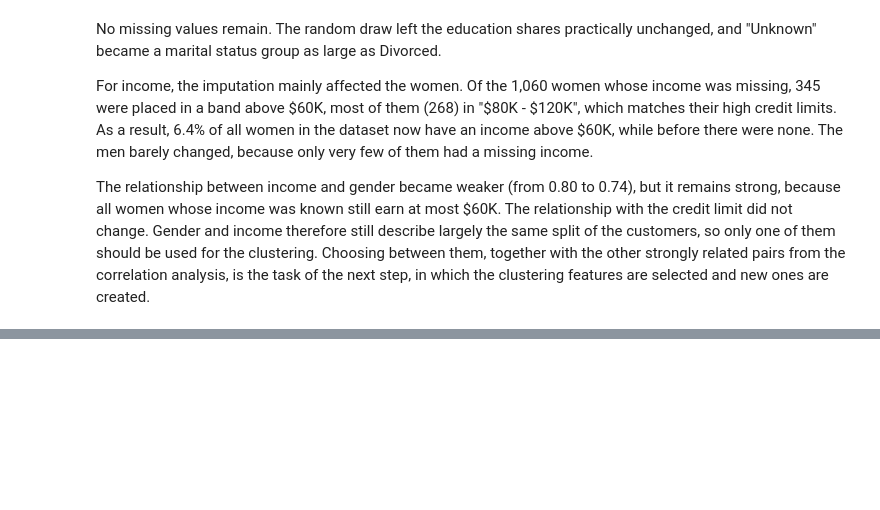
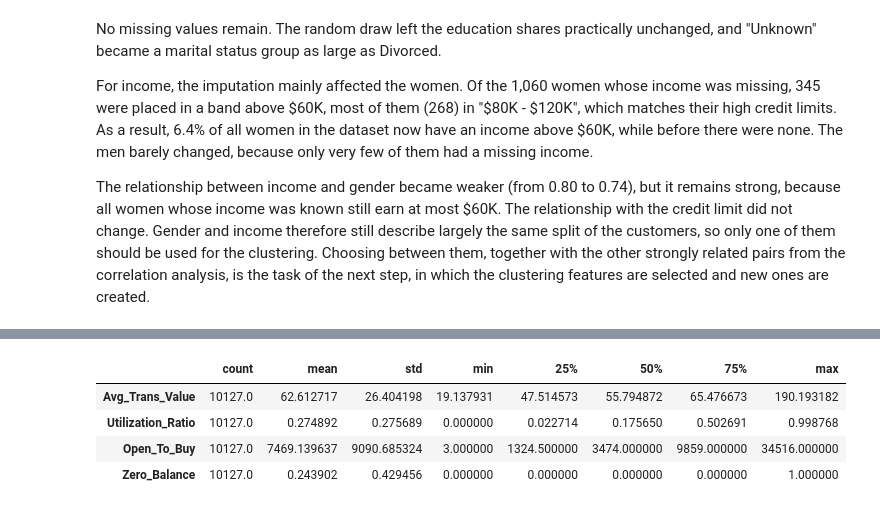
Before and after one commit to d3m1d0s/FoML_projects, a Jupyter notebook: project_1/bankchurners_eda_clustering.ipynb, the cells around one changed output, grey strips where cells are left out. Cells and saved outputs as stored; diff of their text form; code cells hidden in the pictures; blank space fills up the shorter version.

```diff
--- a/project_1/bankchurners_eda_clustering.ipynb
+++ b/project_1/bankchurners_eda_clustering.ipynb
@@ -1088,0 +1104,13 @@ The relationship between income and gender became weaker (from 0.80 to 0.74), bu
+# %%
+df["Avg_Trans_Value"] = df["Total_Trans_Amt"] / df["Total_Trans_Ct"]
+df["Utilization_Ratio"] = df["Total_Revolving_Bal"] / df["Credit_Limit"]
+df["Open_To_Buy"] = df["Credit_Limit"] - df["Total_Revolving_Bal"]
+df["Zero_Balance"] = (df["Total_Revolving_Bal"] == 0).astype(int)
+
+df[["Avg_Trans_Value", "Utilization_Ratio", "Open_To_Buy", "Zero_Balance"]].describe().T
+# %% [output]
+|  | count | mean | std | min | 25% | 50% | 75% | max |
+| Avg_Trans_Value | 10127.0 | 62.612717 | 26.404198 | 19.137931 | 47.514573 | 55.794872 | 65.476673 | 190.193182 |
+| Utilization_Ratio | 10127.0 | 0.274892 | 0.275689 | 0.000000 | 0.022714 | 0.175650 | 0.502691 | 0.998768 |
+| Open_To_Buy | 10127.0 | 7469.139637 | 9090.685324 | 3.000000 | 1324.500000 | 3474.000000 | 9859.000000 | 34516.000000 |
+| Zero_Balance | 10127.0 | 0.243902 | 0.429456 | 0.000000 | 0.000000 | 0.000000 | 0.000000 | 1.000000 |
```
Also changed, not shown: parts of 8 cells of this notebook.
